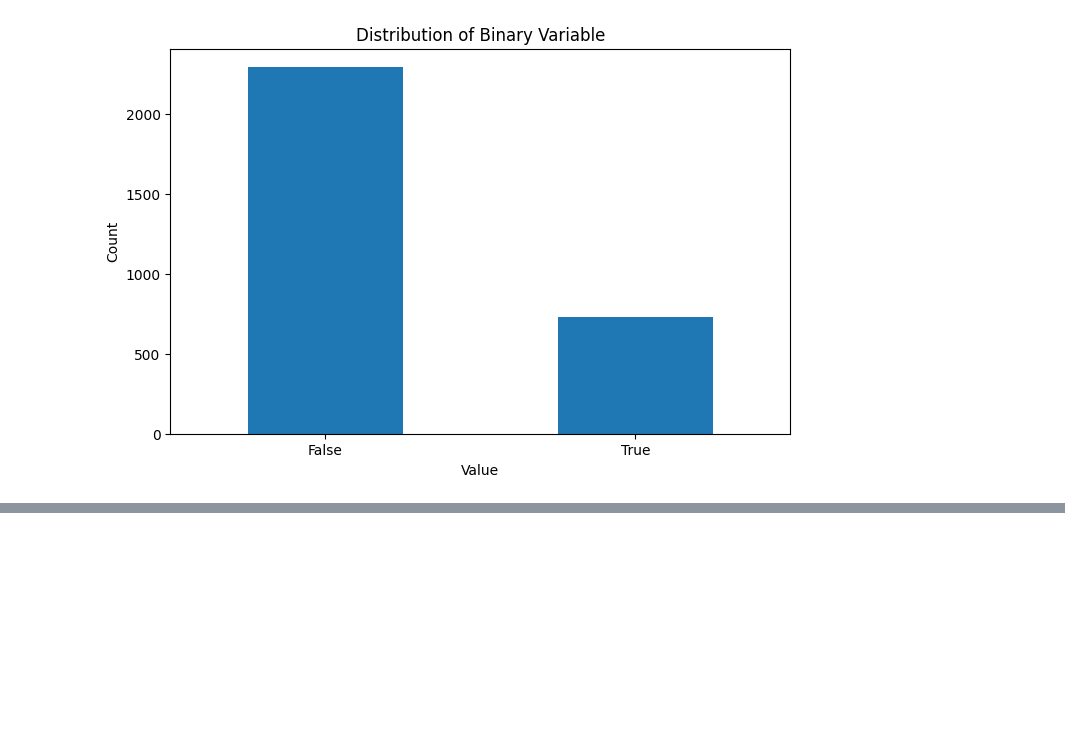
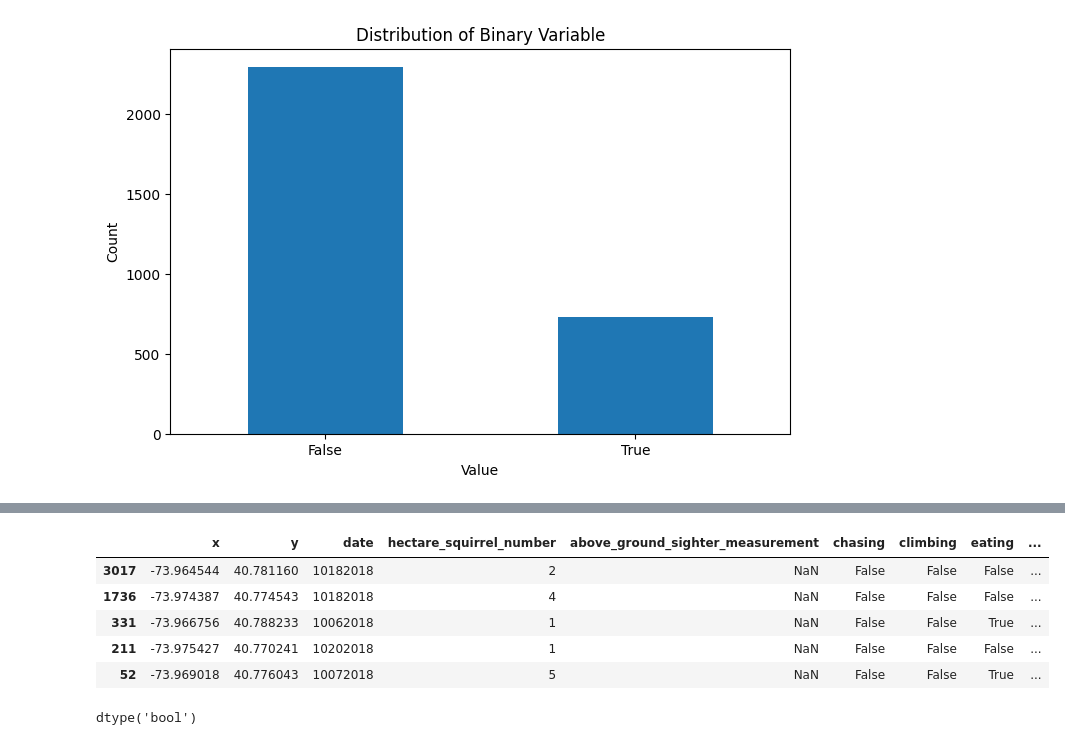
Before and after one commit to Nubily44/Prog, a Jupyter notebook: data_studies/squirrels.ipynb, the cells around one changed output, grey strips where cells are left out. Cells and saved outputs as stored; diff of their text form; code cells hidden in the pictures; blank space fills up the shorter version.

```diff
--- a/data_studies/squirrels.ipynb
+++ b/data_studies/squirrels.ipynb
@@ -291,0 +386,48 @@ plt.show()
+# %%
+def one_hot_encode_train_test(X_train, X_test):
+    categorical_cols = X_train.select_dtypes(
+        include=["object", "category"]
+    ).columns
+
+    encoder = OneHotEncoder(
+        handle_unknown="ignore",
+        sparse_output=False
+    )
+
+    X_train_cat = encoder.fit_transform(X_train[categorical_cols])
+    X_test_cat = encoder.transform(X_test[categorical_cols])
+
+    X_train_cat = pd.DataFrame(
+        X_train_cat,
+        columns=encoder.get_feature_names_out(categorical_cols),
+        index=X_train.index
+    )
+
+    X_test_cat = pd.DataFrame(
+        X_test_cat,
+        columns=encoder.get_feature_names_out(categorical_cols),
+        index=X_test.index
+    )
+
+    X_train = X_train.drop(columns=categorical_cols)
+    X_test = X_test.drop(columns=categorical_cols)
+
+    X_train = pd.concat([X_train, X_train_cat], axis=1)
+    X_test = pd.concat([X_test, X_test_cat], axis=1)
+
+    return X_train, X_test, encoder
+
+X_train, X_test, encoder = one_hot_encode_train_test(X_train, X_test)
+# %%
+X_test.head()
+# %% [output]
+|  | x | y | date | hectare_squirrel_number | above_ground_sighter_measurement | chasing | climbing | eating | ... |
+| 3017 | -73.964544 | 40.781160 | 10182018 | 2 | NaN | False | False | False | ... |
+| 1736 | -73.974387 | 40.774543 | 10182018 | 4 | NaN | False | False | False | ... |
+| 331 | -73.966756 | 40.788233 | 10062018 | 1 | NaN | False | False | True | ... |
+| 211 | -73.975427 | 40.770241 | 10202018 | 1 | NaN | False | False | False | ... |
+| 52 | -73.969018 | 40.776043 | 10072018 | 5 | NaN | False | False | True | ... |
+# %%
+y_test.dtype
+# %% [output]
+dtype('bool')
```
Also changed, not shown: parts of 17 cells of this notebook, 1 other file.
